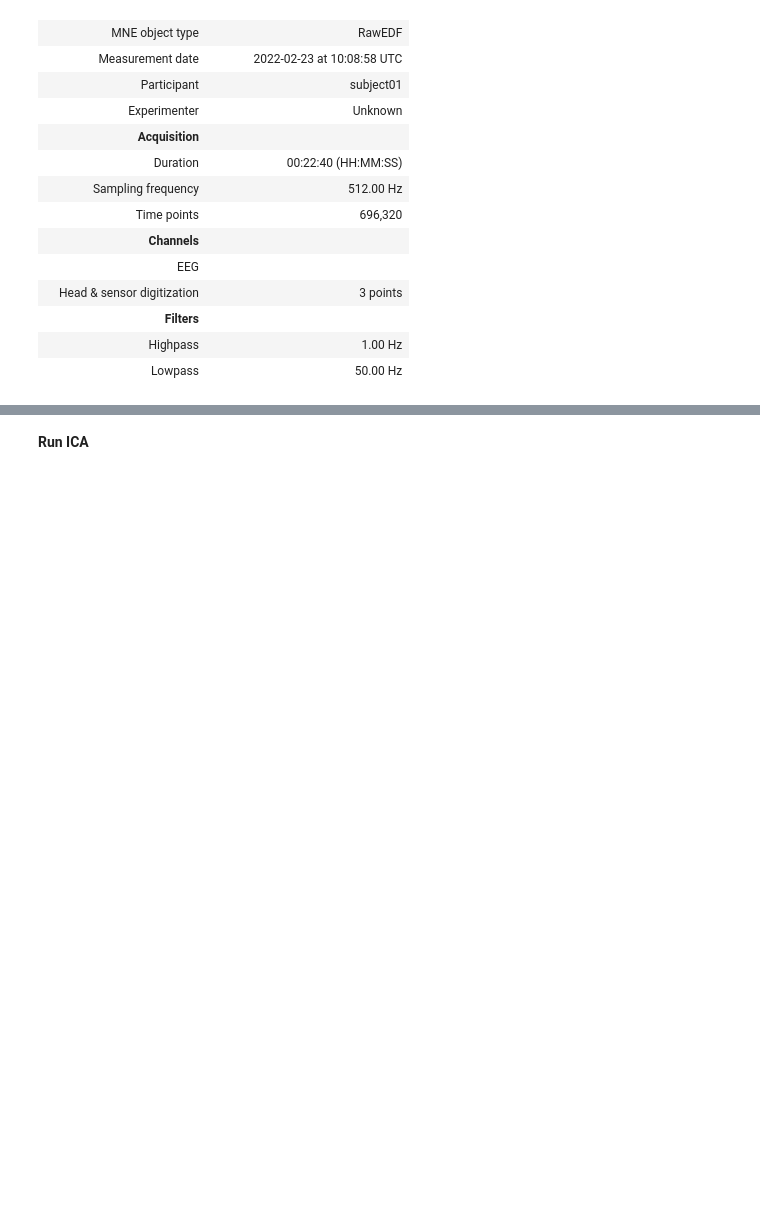
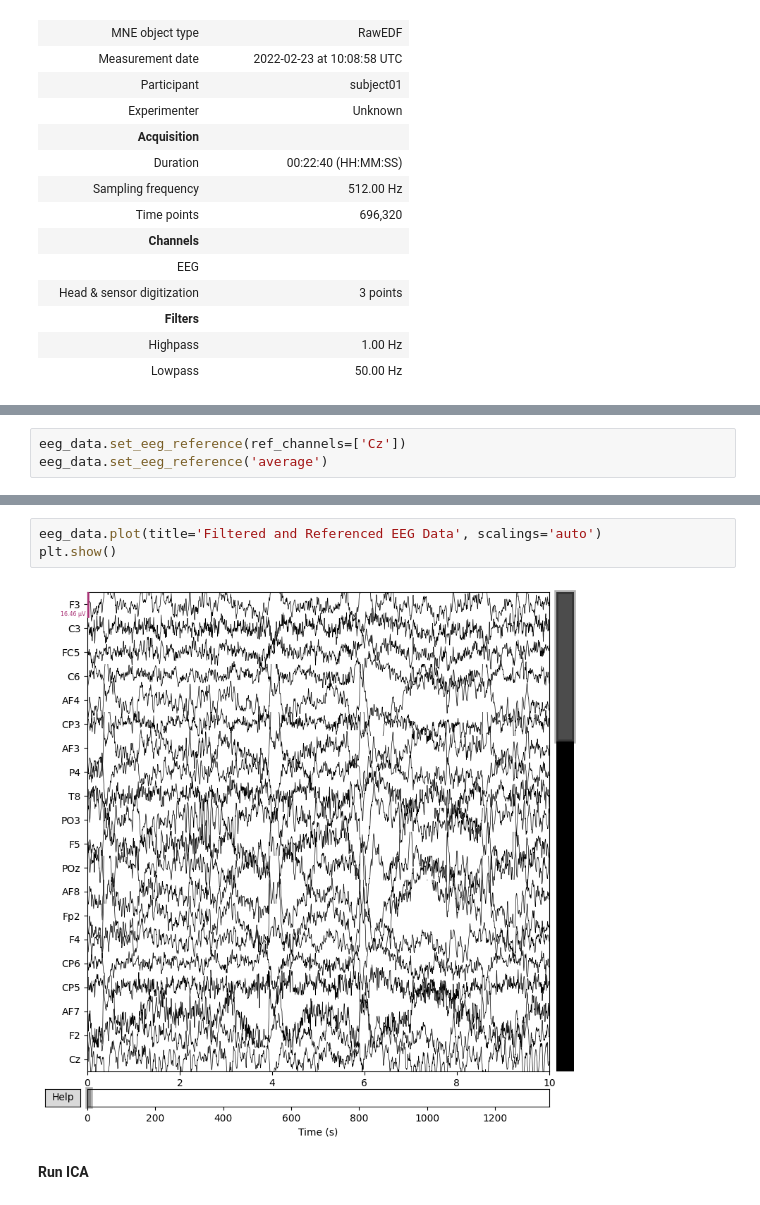
Before and after one commit to omaraguilarr84/Project-InnerSpeech, a Jupyter notebook: Scripts/EEG_Preprocessing/preprocess.ipynb, the cells around one changed output, grey strips where cells are left out. Saved outputs shown, nothing was run; the diff lists cells and outputs as text; blank space fills up the shorter version.

```diff
--- a/Scripts/EEG_Preprocessing/preprocess.ipynb
+++ b/Scripts/EEG_Preprocessing/preprocess.ipynb
@@ -82,0 +85,3 @@ Designing a one-pass, zero-phase, non-causal bandpass filter:
+# %%
+eeg_data.set_eeg_reference(ref_channels=['Cz'])
+eeg_data.set_eeg_reference('average')
@@ -83,3 +110,8 @@ Designing a one-pass, zero-phase, non-causal bandpass filter:
+# %%
+eeg_data.plot(title='Filtered and Referenced EEG Data', scalings='auto')
+plt.show()
+# %% [output]
+[figure, added]
 # %% [markdown]
 **Run ICA**
 # %%
```
Also changed, not shown: parts of 13 cells of this notebook, 7 other files.
